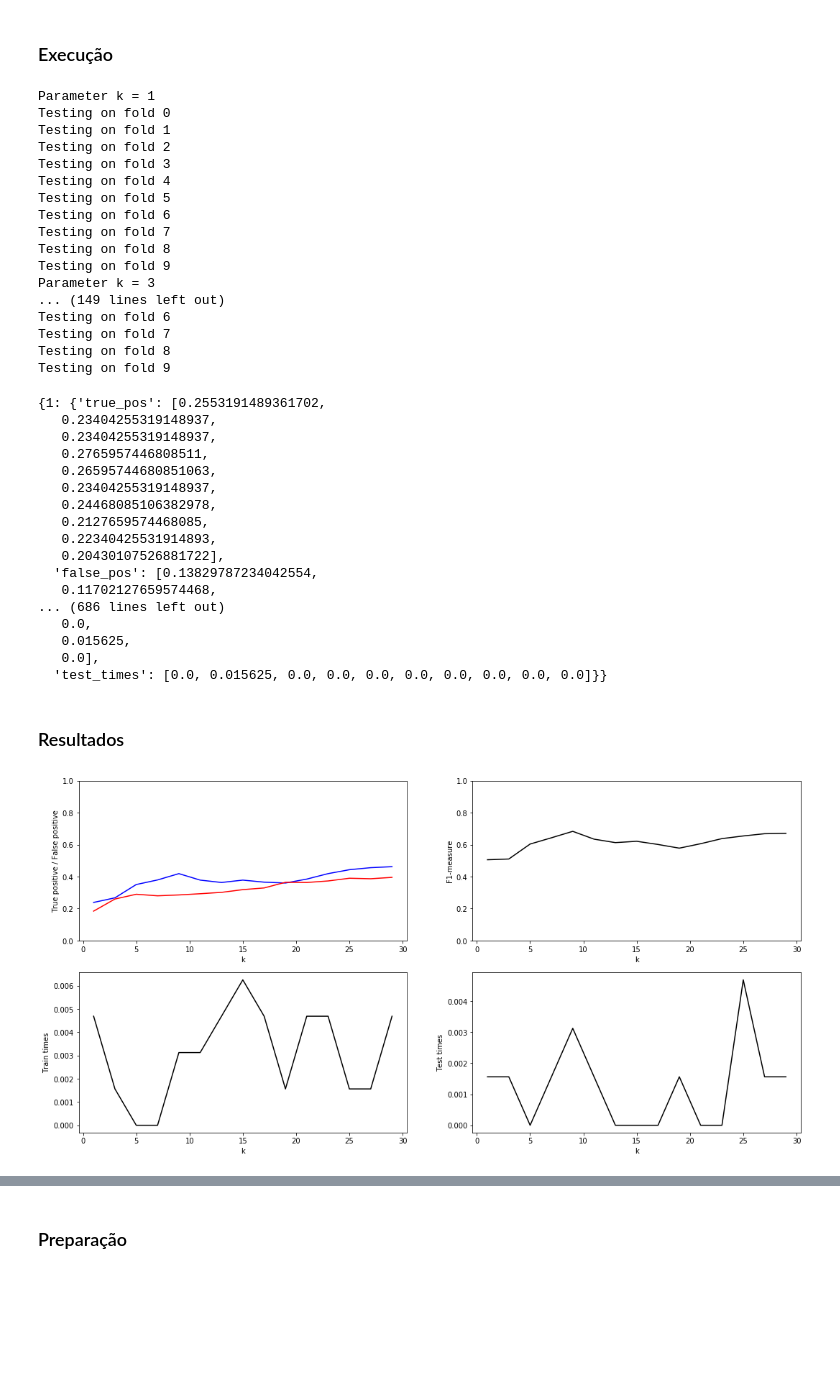
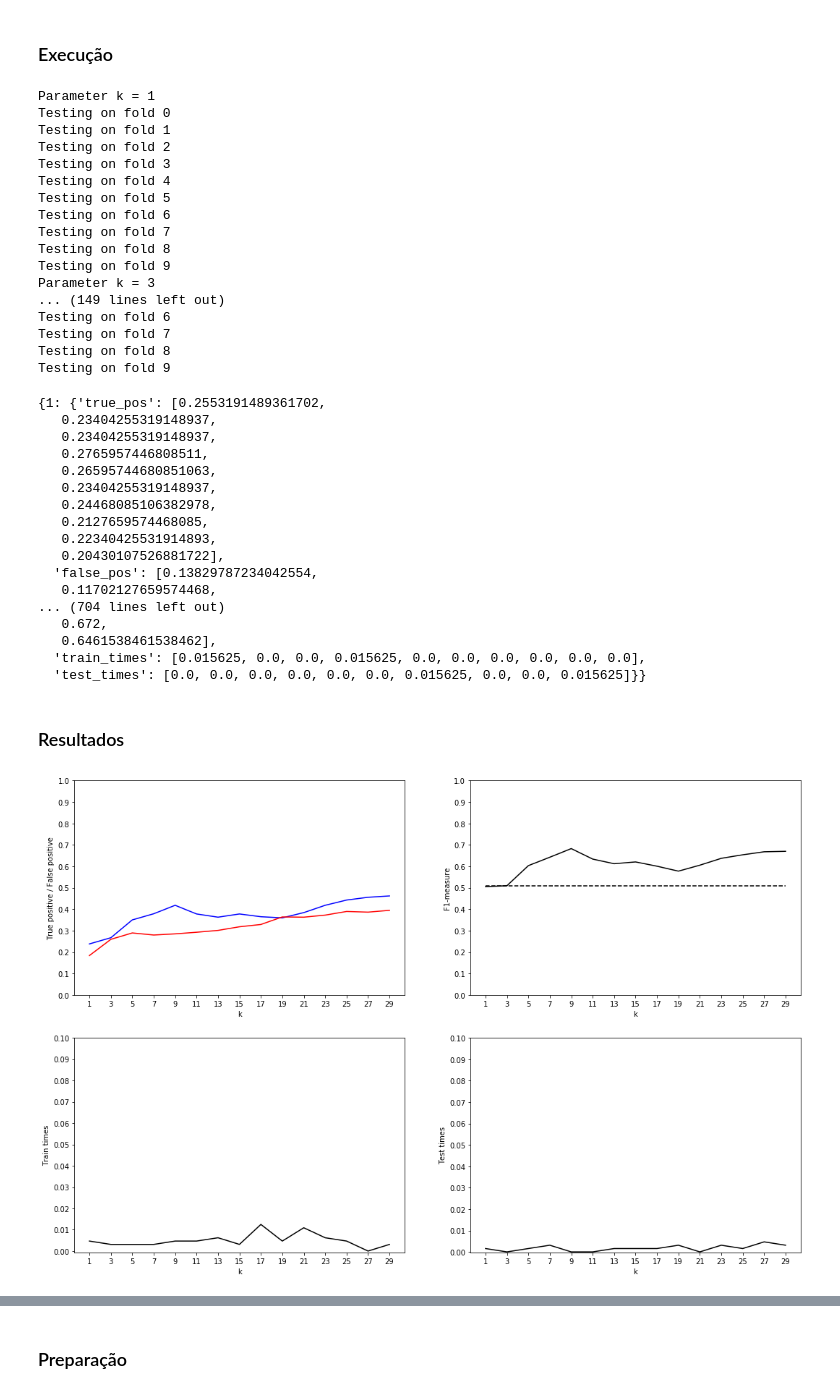
Before and after one commit to Alexsandro-Vitor/Aprendizagem-de-Maquina-Lista-3, a Jupyter notebook: Lista 3 - One Class Classification.ipynb, the cells around one changed output, grey strips where cells are left out. Saved outputs shown, nothing was run; the diff lists cells and outputs as text; code cells hidden in the pictures; blank space fills up the shorter version.

```diff
--- a/Lista 3 - One Class Classification.ipynb
+++ b/Lista 3 - One Class Classification.ipynb
@@ -196,7 +195,8 @@ folds = k_fold(classes, k = 10)
 ### Execução
 # %%
 kdist = KDistance()
-cm1_results = experiment(kdist, folds, kVariations = [1, 3, 5, 7, 9, 11, 13, 15, 17, 19, 21, 23, 25, 27, 29])
+kVariations =  [1, 3, 5, 7, 9, 11, 13, 15, 17, 19, 21, 23, 25, 27, 29]
+cm1_results = experiment(kdist, folds, kVariations)
 cm1_results
 # %% [output]
 Parameter k = 1
@@ -228,38 +228,44 @@ Testing on fold 9
    0.20430107526881722],
   'false_pos': [0.13829787234042554,
    0.11702127659574468,
-... (686 lines left out)
-   0.0,
-   0.015625,
-   0.0],
-  'test_times': [0.0, 0.015625, 0.0, 0.0, 0.0, 0.0, 0.0, 0.0, 0.0, 0.0]}}
+... (704 lines left out)
+   0.672,
+   0.6461538461538462],
+  'train_times': [0.015625, 0.0, 0.0, 0.015625, 0.0, 0.0, 0.0, 0.0, 0.0, 0.0],
+  'test_times': [0.0, 0.0, 0.0, 0.0, 0.0, 0.0, 0.015625, 0.0, 0.0, 0.015625]}}
 # %% [markdown]
 ### Resultados
 # %%
-fig, axes = plt.subplots(2, 2, figsize=(18, 9))
-kVariations =  [1, 3, 5, 7, 9, 11, 13, 15, 17, 19, 21, 23, 25, 27, 29]
+fig, axes = plt.subplots(2, 2, figsize=(18, 12))
 
 axes[0,0].plot(kVariations, [mean(cm1_results[i]['true_pos']) for i in kVariations], 'b')
 axes[0,0].plot(kVariations, [mean(cm1_results[i]['false_pos']) for i in kVariations], 'r')
 axes[0,1].plot(kVariations, [mean(cm1_results[i]['f1']) for i in kVariations], 'k')
+axes[0,1].plot(kVariations, [0.5104 for _ in kVariations], 'k--')
 axes[1,0].plot(kVariations, [mean(cm1_results[i]['train_times']) for i in kVariations], 'k')
 axes[1,1].plot(kVariations, [mean(cm1_results[i]['test_times']) for i in kVariations], 'k')
 
+axes[0,0].xaxis.set_ticks(kVariations)
 axes[0,0].set_xlabel('k')
+axes[0,0].yaxis.set_ticks(np.arange(0, 1.01, 0.1))
 axes[0,0].set_ylabel('True positive / False positive')
-axes[0,0].set_ylim(0, 1)
 
+axes[0,1].xaxis.set_ticks(kVariations)
 axes[0,1].set_xlabel('k')
+axes[0,1].yaxis.set_ticks(np.arange(0, 1.01, 0.1))
 axes[0,1].set_ylabel('F1-measure')
-axes[0,1].set_ylim(0, 1)
 
+axes[1,0].xaxis.set_ticks(kVariations)
 axes[1,0].set_xlabel('k')
+axes[1,0].yaxis.set_ticks(np.arange(0, 0.101, 0.01))
 axes[1,0].set_ylabel('Train times')
 
+axes[1,1].xaxis.set_ticks(kVariations)
 axes[1,1].set_xlabel('k')
+axes[1,1].yaxis.set_ticks(np.arange(0, 0.101, 0.01))
 axes[1,1].set_ylabel('Test times')
 
 plt.show()
 # %% [output]
-[figure, old version]
+[figure, new version]
 # %% [markdown]
```
Also changed, not shown: parts of 15 cells of this notebook.
